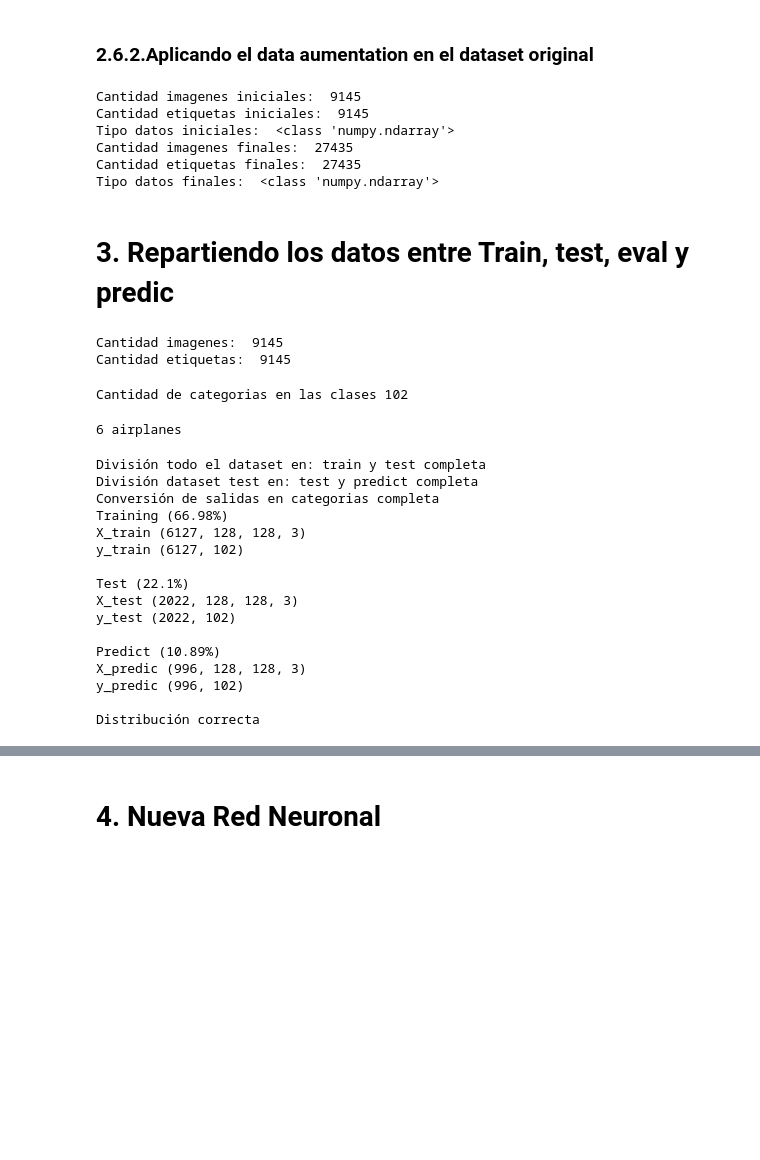
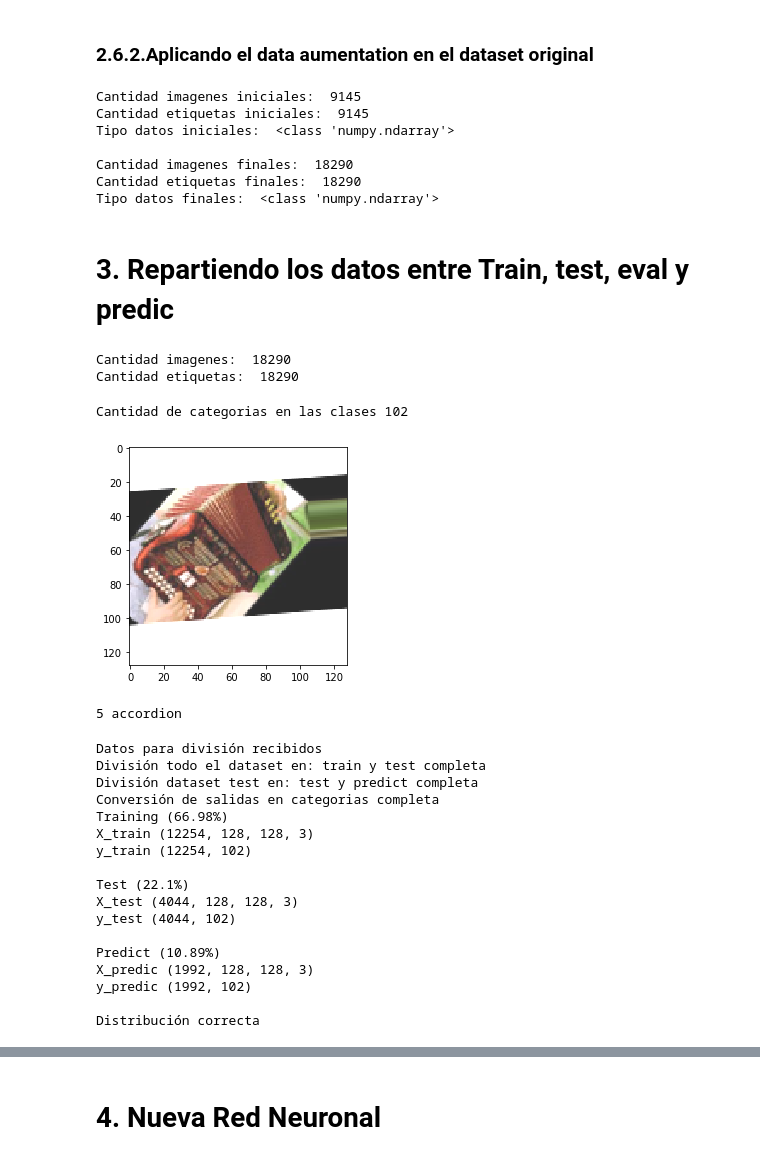
Before and after one commit to wisrovi/RedesNeuronales, a Jupyter notebook: 07MAIR-WilliamSteveRodriguezVillamizar.ipynb, the cells around one changed output, grey strips where cells are left out. Saved outputs shown, nothing was run; the diff lists cells and outputs as text; code cells hidden in the pictures; blank space fills up the shorter version.

```diff
--- a/07MAIR-WilliamSteveRodriguezVillamizar.ipynb
+++ b/07MAIR-WilliamSteveRodriguezVillamizar.ipynb
@@ -240,7 +242,10 @@ datagen = ImageDataGenerator(
 # %% [markdown]
 ### 2.6.2.Aplicando el data aumentation en el dataset original
 # %%
-cantidadConversiones = 2 #se realizarán estas conversiones
+cantidadConversiones = 2 #probado y funcionando con valor de 4
+
+
+
 #También se incluirá la imagen original (en la practica no se suele usar la imagen original, pero para tener un dataset más grande en esta oportunidad la incluiremos)
 
 
@@ -253,7 +258,7 @@ if dataAumentationApliqued == False:
     for imagenProcesar in range(len(x_train_all)):
         imagenConvertir = x_train_all[imagenProcesar] #elijo la imagen a usar de todo el dataset
         nombreImagen = y_train_all[imagenProcesar]
-        listaConversiones, listaEtiquetasCadaConversion = ConverImageUsingImageDataGenerator(datagen, imagenConvertir, nombreImagen, cantidadConversiones)
+        listaConversiones, listaEtiquetasCadaConversion = ConverImageUsingImageDataGenerator(datagen, imagenConvertir, nombreImagen, cantidadConversiones-1)
         #añado las conversiones a la lista con append
         for i in range(len(listaConversiones)):
             listadoImagenes.append(listaConversiones[i])
@@ -262,6 +267,7 @@ if dataAumentationApliqued == False:
     #convierto la lista nuevamente a numpy para entregarla a los modelos
     x_train_all = convertListoToNumpy(listadoImagenes)
     y_train_all = convertListoToNumpy(listaEtiquetasImagen)
+    print()
     print("Cantidad imagenes finales: ", len(x_train_all))
     print("Cantidad etiquetas finales: ", len(y_train_all))
     print("Tipo datos finales: ", type(x_train_all))
@@ -272,8 +278,9 @@ else:
 Cantidad imagenes iniciales:  9145
 Cantidad etiquetas iniciales:  9145
 Tipo datos iniciales:  <class 'numpy.ndarray'>
-Cantidad imagenes finales:  27435
-Cantidad etiquetas finales:  27435
+
+Cantidad imagenes finales:  18290
+Cantidad etiquetas finales:  18290
 Tipo datos finales:  <class 'numpy.ndarray'>
 # %% [markdown]
 # 3. Repartiendo los datos entre Train, test, eval y predic
@@ -281,8 +288,8 @@ Tipo datos finales:  <class 'numpy.ndarray'>
 print("Cantidad imagenes: ", len(x_train_all))
 print("Cantidad etiquetas: ", len(y_train_all))
 # %% [output]
-Cantidad imagenes:  9145
-Cantidad etiquetas:  9145
+Cantidad imagenes:  18290
+Cantidad etiquetas:  18290
 # %%
 processed_y = convertLabelsToNumbers(y_train_all)
 salidasCategoricas = to_categorical(processed_y)
@@ -293,10 +300,12 @@ print("Cantidad de categorias en las clases",nClassesImageGenerator)
 # %% [output]
 Cantidad de categorias en las clases 102
 # %%
-imagen = 250
+imagen = 7
+plot_image(x_train_all[imagen])
 print(processed_y[imagen], y_train_all[imagen])
 # %% [output]
+[figure, added]
-6 airplanes
+5 accordion
 # %%
 classes = np.unique(processed_y)
 nClasses = len(classes)
@@ -321,20 +330,21 @@ if y_predic.shape[1] == y_test.shape[1] and y_test.shape[1] == y_train.shape[1]:
 else:
     print("Fallo en la distribución")
 # %% [output]
+Datos para división recibidos
 División todo el dataset en: train y test completa
 División dataset test en: test y predict completa
 Conversión de salidas en categorias completa
 Training (66.98%)
-X_train (6127, 128, 128, 3)
-y_train (6127, 102)
+X_train (12254, 128, 128, 3)
+y_train (12254, 102)
 
 Test (22.1%)
-X_test (2022, 128, 128, 3)
-y_test (2022, 102)
+X_test (4044, 128, 128, 3)
+y_test (4044, 102)
 
 Predict (10.89%)
-X_predic (996, 128, 128, 3)
-y_predic (996, 102)
+X_predic (1992, 128, 128, 3)
+y_predic (1992, 102)
 
 Distribución correcta
 # %%
```
Also changed, not shown: parts of 6 cells of this notebook.
